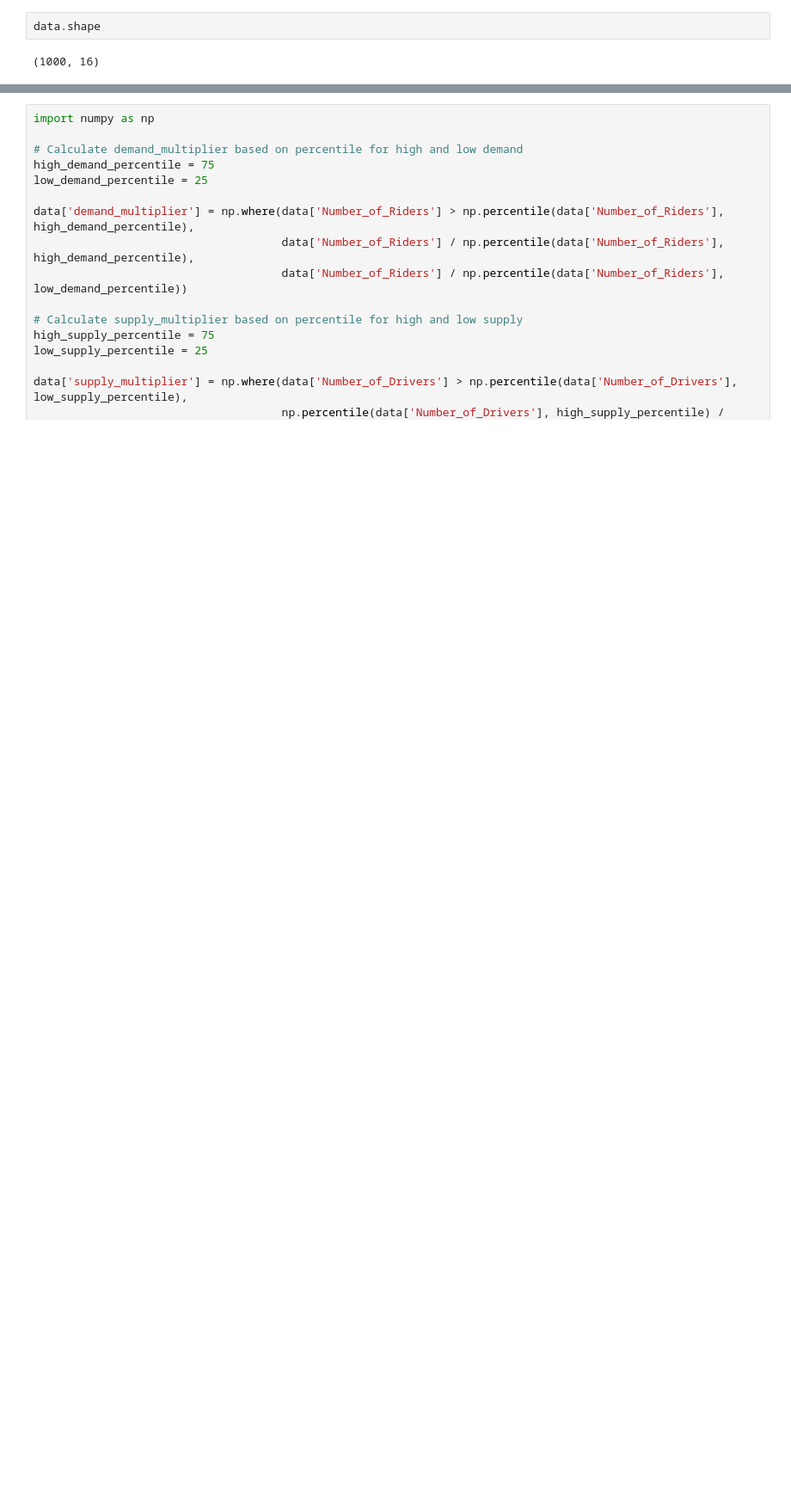
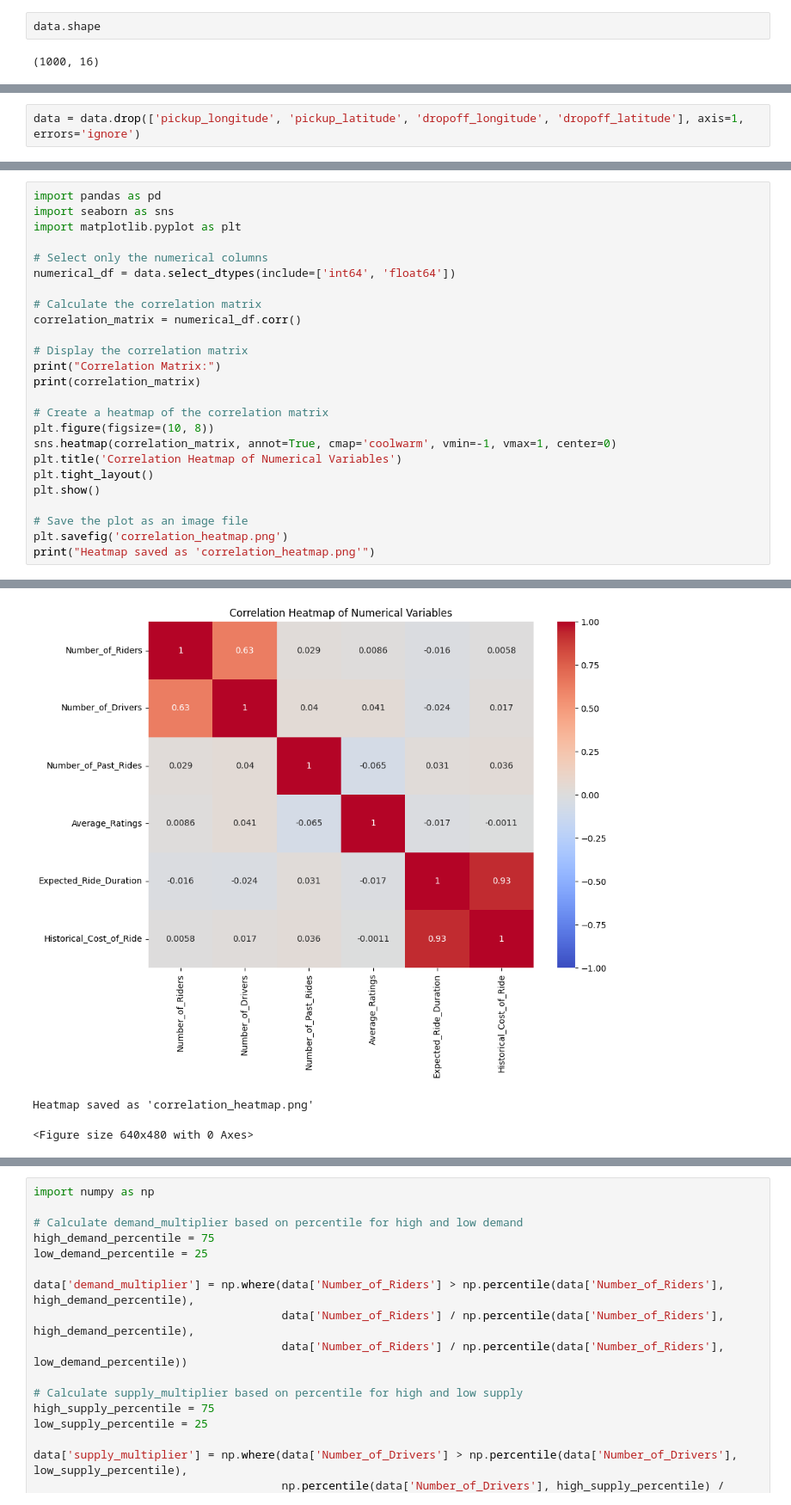
Before and after one commit to AhamadAli30/Dynamic-Pricing-on-Uber-Fares, a Jupyter notebook: Dynamic_pricing.ipynb, the cells around one changed output, grey strips where cells are left out. Shown at 86% size. Drawn from its saved outputs; the diff is of its cells as text; blank space fills up the shorter version.

```diff
--- a/Dynamic_pricing.ipynb
+++ b/Dynamic_pricing.ipynb
@@ -60,3 +60,5 @@ fig = px.box(data, x='Vehicle_Type',
 fig.show()
 # %% [output]
 [interactive output not drawn]
+# %%
+data = data.drop(['pickup_longitude', 'pickup_latitude', 'dropoff_longitude', 'dropoff_latitude'], axis=1, errors='ignore')
@@ -72,3 +76,29 @@ fig = go.Figure(data=go.Heatmap(z=corr_matrix.values,
 fig.show()
 # %% [output]
 [interactive output not drawn]
+# %%
+import pandas as pd
+import seaborn as sns
+import matplotlib.pyplot as plt
+
+# Select only the numerical columns
+numerical_df = data.select_dtypes(include=['int64', 'float64'])
+
+# Calculate the correlation matrix
+correlation_matrix = numerical_df.corr()
+
+# Display the correlation matrix
+print("Correlation Matrix:")
+print(correlation_matrix)
+
+# Create a heatmap of the correlation matrix
+plt.figure(figsize=(10, 8))
+sns.heatmap(correlation_matrix, annot=True, cmap='coolwarm', vmin=-1, vmax=1, center=0)
+plt.title('Correlation Heatmap of Numerical Variables')
+plt.tight_layout()
+plt.show()
+
+# Save the plot as an image file
+plt.savefig('correlation_heatmap.png')
+print("Heatmap saved as 'correlation_heatmap.png'")
+# %% [output]
@@ -74,0 +122,3 @@ fig.show()
+[figure, added]
+Heatmap saved as 'correlation_heatmap.png'
+<Figure size 640x480 with 0 Axes>
```
Also changed, not shown: parts of 11 cells of this notebook.
